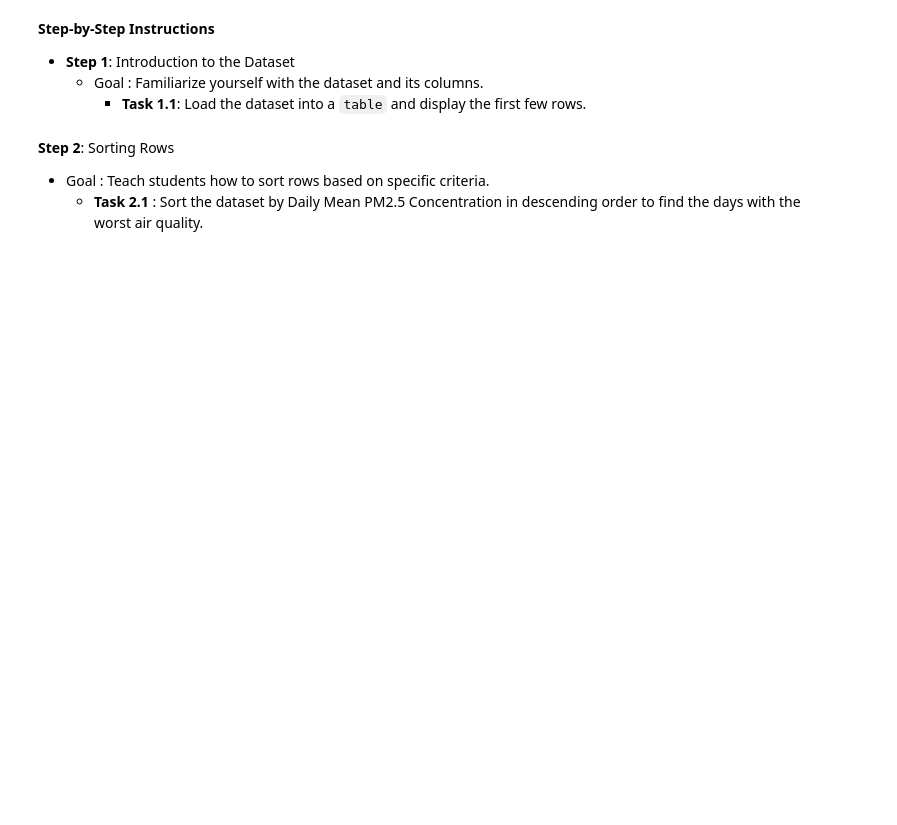
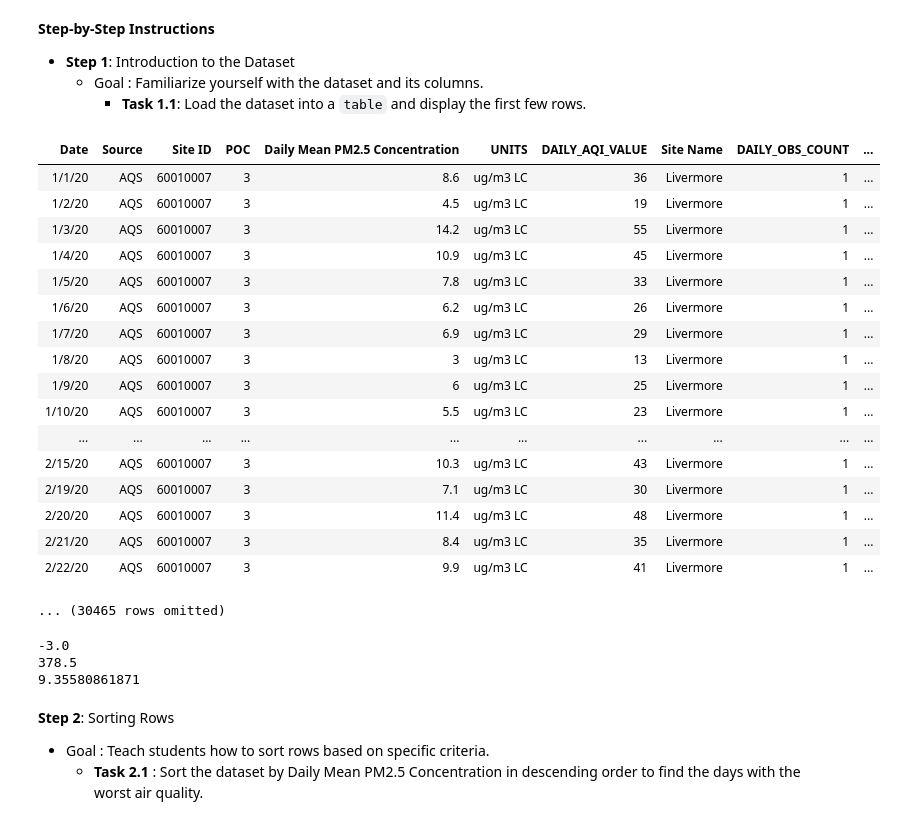
Before and after one commit to SarahAlketbi/GROUP-U24--ITBL-1, a Jupyter notebook: GROUP_U24_AirQuality_Analysis.ipynb, the cells around one changed output. Drawn from its saved outputs; the diff is of its cells as text; code cells hidden in the pictures; blank space fills up the shorter version.

```diff
--- a/GROUP_U24_AirQuality_Analysis.ipynb
+++ b/GROUP_U24_AirQuality_Analysis.ipynb
@@ -30,6 +30,40 @@ Saving California_airquality.csv to California_airquality.csv
 - **Step 1**: Introduction to the Dataset
     - Goal : Familiarize yourself with the dataset and its columns.
       - **Task 1.1**: Load the dataset into a `table` and display the first few rows.
+# %%
+cali = Table.read_table('California_airquality.csv')
+# %%
+cali.show(50)
+cali.num_rows
+minPM = cali.column('Daily Mean PM2.5 Concentration').min()
+maxPM = cali.column('Daily Mean PM2.5 Concentration').max()
+meanPM = cali.column('Daily Mean PM2.5 Concentration').mean()
+
+print(minPM)
+print(maxPM)
+print(meanPM)
+# %% [output]
+| Date | Source | Site ID | POC | Daily Mean PM2.5 Concentration | UNITS | DAILY_AQI_VALUE | Site Name | DAILY_OBS_COUNT | ... |
+| 1/1/20 | AQS | 60010007 | 3 | 8.6 | ug/m3 LC | 36 | Livermore | 1 | ... |
+| 1/2/20 | AQS | 60010007 | 3 | 4.5 | ug/m3 LC | 19 | Livermore | 1 | ... |
+| 1/3/20 | AQS | 60010007 | 3 | 14.2 | ug/m3 LC | 55 | Livermore | 1 | ... |
+| 1/4/20 | AQS | 60010007 | 3 | 10.9 | ug/m3 LC | 45 | Livermore | 1 | ... |
+| 1/5/20 | AQS | 60010007 | 3 | 7.8 | ug/m3 LC | 33 | Livermore | 1 | ... |
+| 1/6/20 | AQS | 60010007 | 3 | 6.2 | ug/m3 LC | 26 | Livermore | 1 | ... |
+| 1/7/20 | AQS | 60010007 | 3 | 6.9 | ug/m3 LC | 29 | Livermore | 1 | ... |
+| 1/8/20 | AQS | 60010007 | 3 | 3 | ug/m3 LC | 13 | Livermore | 1 | ... |
+| 1/9/20 | AQS | 60010007 | 3 | 6 | ug/m3 LC | 25 | Livermore | 1 | ... |
+| 1/10/20 | AQS | 60010007 | 3 | 5.5 | ug/m3 LC | 23 | Livermore | 1 | ... |
+| ... | ... | ... | ... | ... | ... | ... | ... | ... | ... |
+| 2/15/20 | AQS | 60010007 | 3 | 10.3 | ug/m3 LC | 43 | Livermore | 1 | ... |
+| 2/19/20 | AQS | 60010007 | 3 | 7.1 | ug/m3 LC | 30 | Livermore | 1 | ... |
+| 2/20/20 | AQS | 60010007 | 3 | 11.4 | ug/m3 LC | 48 | Livermore | 1 | ... |
+| 2/21/20 | AQS | 60010007 | 3 | 8.4 | ug/m3 LC | 35 | Livermore | 1 | ... |
+| 2/22/20 | AQS | 60010007 | 3 | 9.9 | ug/m3 LC | 41 | Livermore | 1 | ... |
+... (30465 rows omitted)
+-3.0
+378.5
+9.35580861871
 # %% [markdown]
 **Step 2**: Sorting Rows
   - Goal : Teach students how to sort rows based on specific criteria.
```
Also changed, not shown: parts of 16 cells of this notebook.
